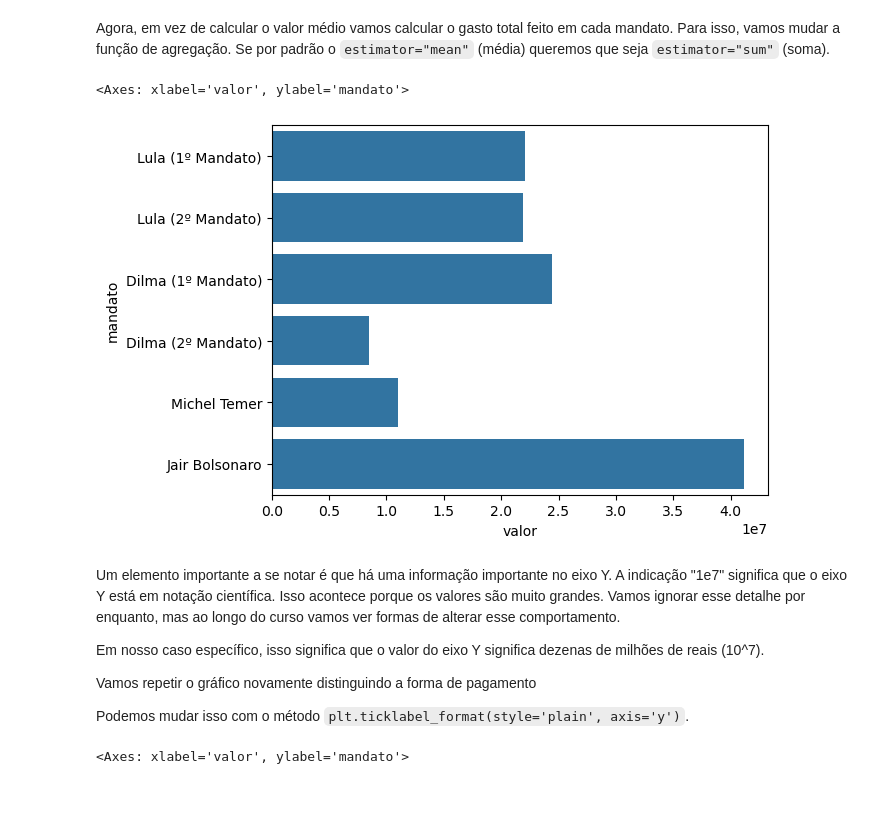
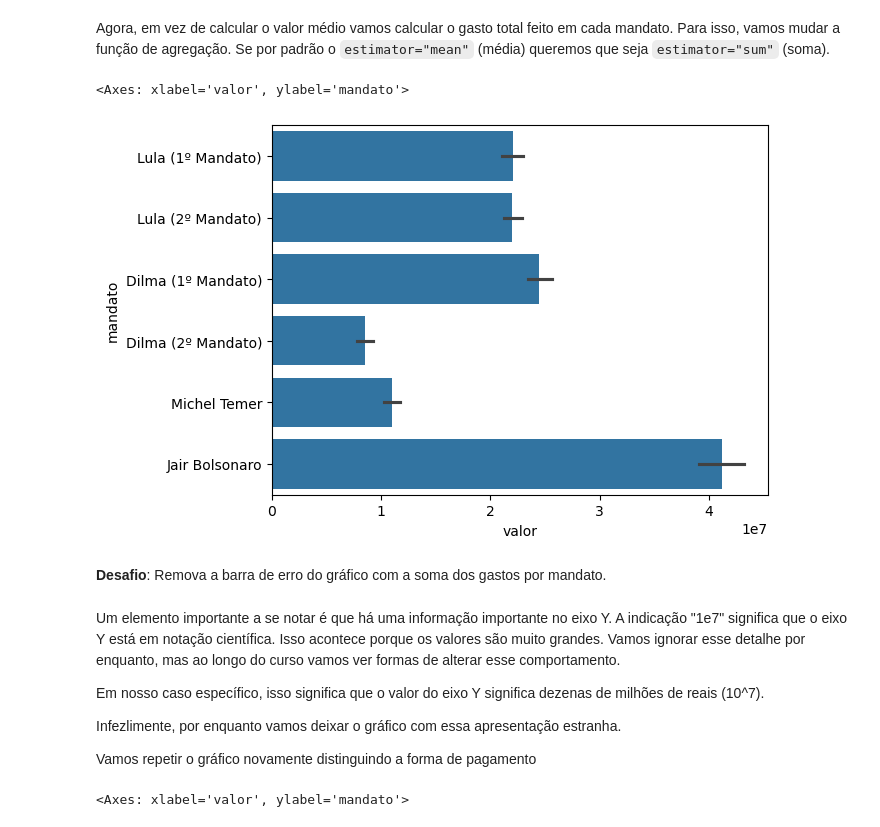
Before and after one commit to lthevenard/curso_prog, a Jupyter notebook: assets/_hidden/aula3.ipynb, the cells around one changed output. Drawn from its saved outputs; the diff is of its cells as text; code cells hidden in the pictures; blank space fills up the shorter version.

```diff
--- a/assets/_hidden/aula3.ipynb
+++ b/assets/_hidden/aula3.ipynb
@@ -81,22 +81,23 @@ Agora, em vez de calcular o valor médio vamos calcular o gasto total feito em c
 # %%
 sns.barplot(
     y="mandato",
     x="valor",
     estimator="sum",
-    errorbar=None,
     data=cartoes,
 )
 # %% [output]
 <Axes: xlabel='valor', ylabel='mandato'>
-[figure, old version]
+[figure, new version]
+# %% [markdown]
+**Desafio**: Remova a barra de erro do gráfico com a soma dos gastos por mandato.
 # %% [markdown]
 Um elemento importante a se notar é que há uma informação importante no eixo Y. A indicação "1e7" significa que o eixo Y está em notação científica. Isso acontece porque os valores são muito grandes. Vamos ignorar esse detalhe por enquanto, mas ao longo do curso vamos ver formas de alterar esse comportamento.
 
 Em nosso caso específico, isso significa que o valor do eixo Y significa dezenas de milhões de reais (10^7).
 
+Infezlimente, por enquanto vamos deixar o gráfico com essa apresentação estranha.
+
 Vamos repetir o gráfico novamente distinguindo a forma de pagamento
-
-Podemos mudar isso com o método `plt.ticklabel_format(style='plain', axis='y')`.
 # %%
 sns.barplot(
     y="mandato",
```
Also changed, not shown: parts of 2 cells of this notebook, 13 other files.
